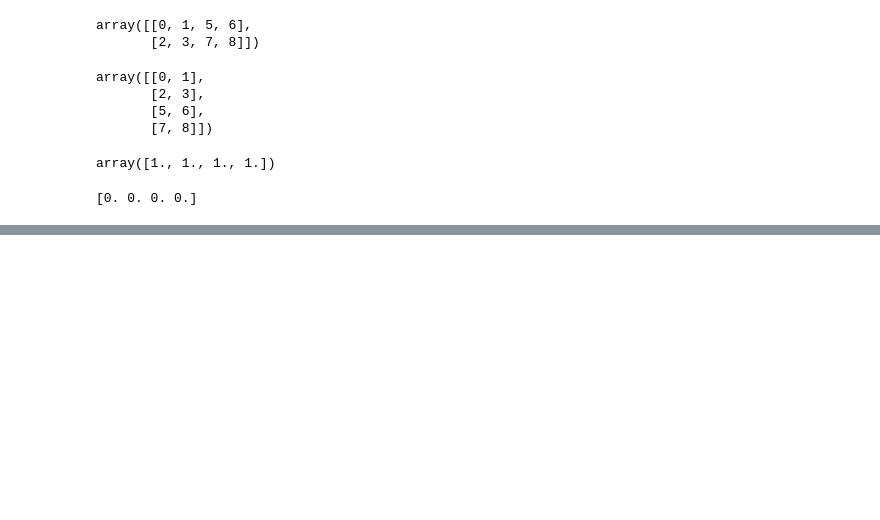
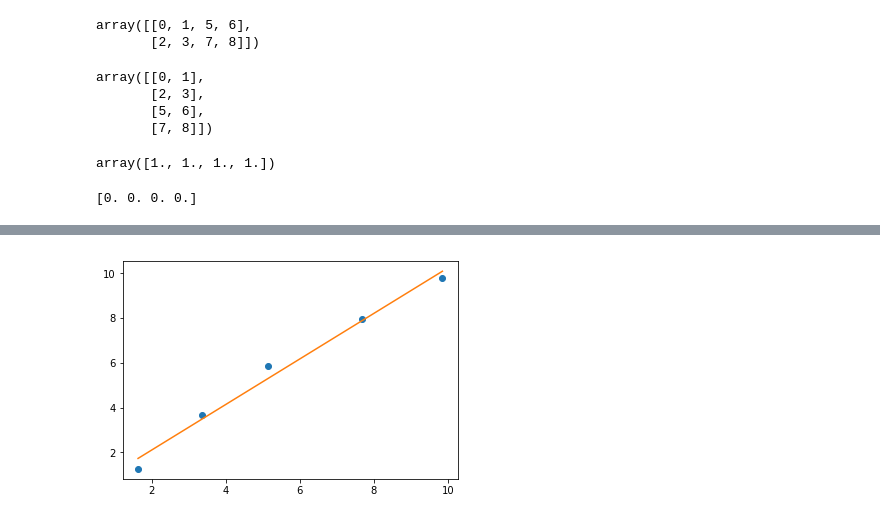
Before and after one commit to takatogoto/pystudy, a Jupyter notebook: everyone/everypython_12.ipynb, the cells around one changed output, grey strips where cells are left out. Drawn from its saved outputs; the diff is of its cells as text; code cells hidden in the pictures; blank space fills up the shorter version.

```diff
--- a/everyone/everypython_12.ipynb
+++ b/everyone/everypython_12.ipynb
@@ -208,0 +227,12 @@ print(a)            # aの内容を表示
+# %%
+rcond=None
+# 最小二乗法でデータを近似する直線を求める
+x = np.array([1.628, 3.363, 5.145, 7.683, 9.855])
+y = np.array([1.257, 3.672, 5.841, 7.951, 9.775])
+# 最小二乗法でデータを近似する直線を求める
+a = np.array([x, np.ones(x.size)])
+a = a.T
+m, c = np.linalg.lstsq(a, y)[0]
+t = plt.plot(x, y, 'o')   # データを描画
+t = plt.plot(x, (m*x+c))  # 近似直線を描画
+# %% [output]
@@ -208,0 +240 @@ print(a)            # aの内容を表示
+[figure, added]
```
Also changed, not shown: parts of 40 cells of this notebook.
